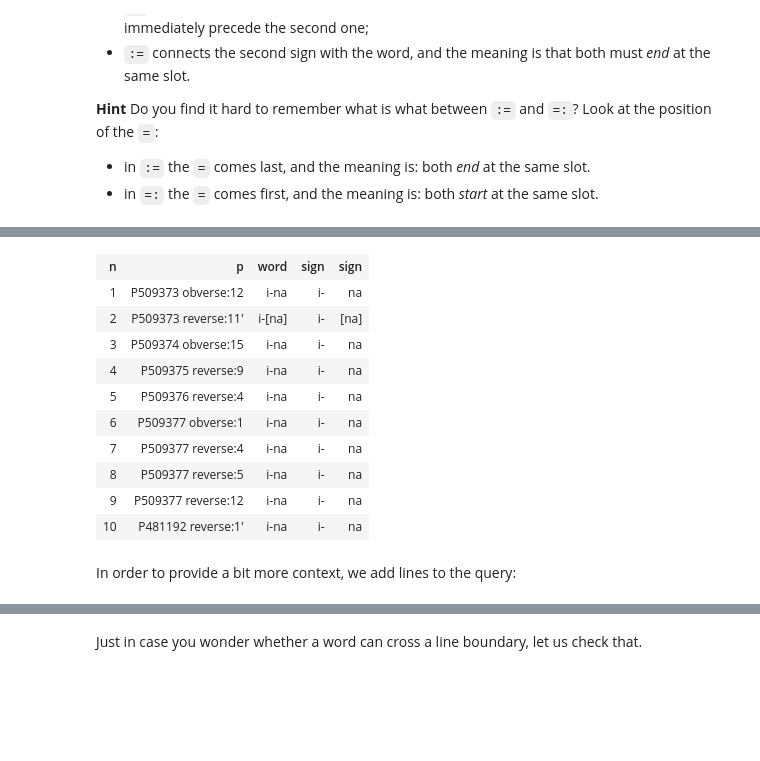
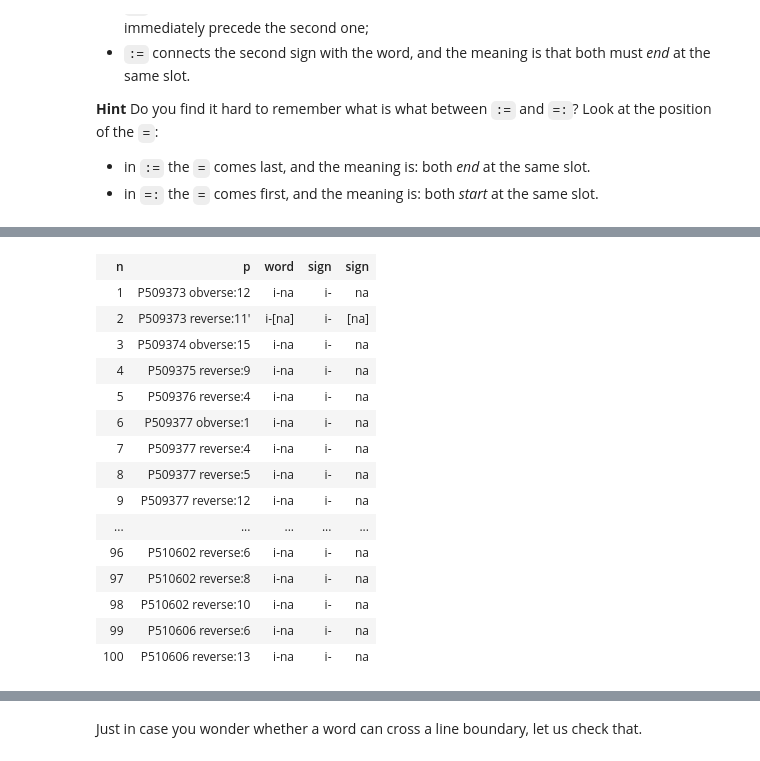
Before and after one commit to Nino-cunei/primers, a Jupyter notebook: oldbabylonian/OB-primer1-prepositions.ipynb, the cells around one changed output, grey strips where cells are left out. Saved outputs shown, nothing was run; the diff lists cells and outputs as text; code cells hidden in the pictures; blank space fills up the shorter version.

```diff
--- a/oldbabylonian/OB-primer1-prepositions.ipynb
+++ b/oldbabylonian/OB-primer1-prepositions.ipynb
@@ -109,16 +92,19 @@ resultsW = A.search(queryW)
 # %%
-A.table(resultsW, end=10)
+A.table(resultsW, end=100)
 # %% [output]
 | n | p | word | sign | sign |
 | 1 | P509373 obverse:12 | i-na | i- | na |
 | 2 | P509373 reverse:11' | i-[na] | i- | [na] |
 | 3 | P509374 obverse:15 | i-na | i- | na |
 | 4 | P509375 reverse:9 | i-na | i- | na |
 | 5 | P509376 reverse:4 | i-na | i- | na |
 | 6 | P509377 obverse:1 | i-na | i- | na |
 | 7 | P509377 reverse:4 | i-na | i- | na |
 | 8 | P509377 reverse:5 | i-na | i- | na |
 | 9 | P509377 reverse:12 | i-na | i- | na |
-| 10 | P481192 reverse:1' | i-na | i- | na |
+| ... | ... | ... | ... | ... |
+| 96 | P510602 reverse:6 | i-na | i- | na |
+| 97 | P510602 reverse:8 | i-na | i- | na |
+| 98 | P510602 reverse:10 | i-na | i- | na |
+| 99 | P510606 reverse:6 | i-na | i- | na |
+| 100 | P510606 reverse:13 | i-na | i- | na |
-# %% [markdown]
-In order to provide a bit more context, we add lines to the query:
```
Also changed, not shown: parts of 12 cells of this notebook.
